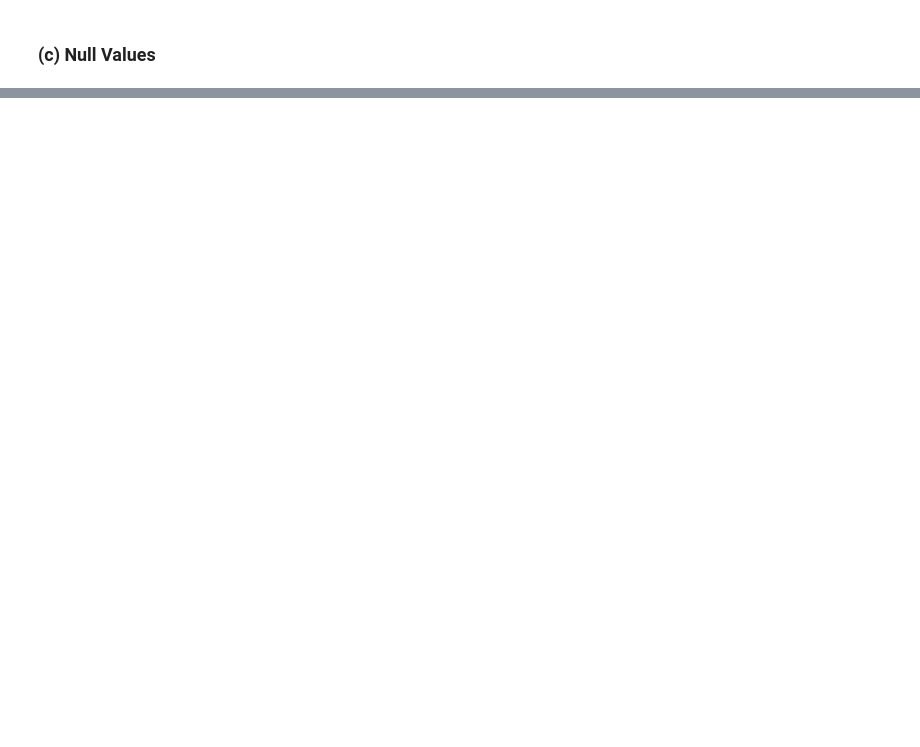
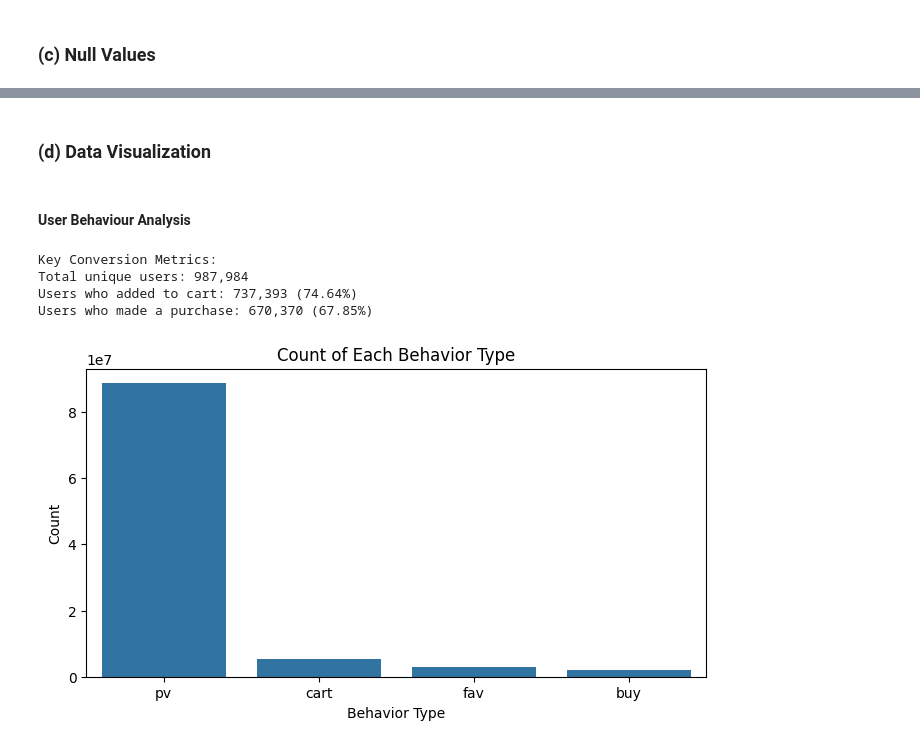
Before and after one commit to zhengqian89/ecomm_purchase_propensity, a Jupyter notebook: notebooks/01_data_exploration.ipynb, the cells around one changed output, grey strips where cells are left out. Saved outputs shown, nothing was run; the diff lists cells and outputs as text; code cells hidden in the pictures; blank space fills up the shorter version.

```diff
--- a/notebooks/01_data_exploration.ipynb
+++ b/notebooks/01_data_exploration.ipynb
@@ -84,0 +95,29 @@ shape: (9, 10)
+# %% [markdown]
+### (d) Data Visualization
+# %% [markdown]
+#### User Behaviour Analysis
+# %%
+# Calculate conversion metrics
+total_users = df['user_id'].nunique()
+users_with_cart = df[df['behavior_type'] == 'cart']['user_id'].nunique()
+users_with_purchase = df[df['behavior_type'] == 'buy']['user_id'].nunique()
+
+print('\nKey Conversion Metrics:')
+print(f'Total unique users: {total_users:,}')
+print(f'Users who added to cart: {users_with_cart:,} ({users_with_cart/total_users*100:.2f}%)')
+print(f'Users who made a purchase: {users_with_purchase:,} ({users_with_purchase/total_users*100:.2f}%)')
+# %% [output]
+Key Conversion Metrics:
+Total unique users: 987,984
+Users who added to cart: 737,393 (74.64%)
+Users who made a purchase: 670,370 (67.85%)
+# %%
+if 'behavior_type' in df.columns:
+    plt.figure(figsize=(8,4))
+    sns.countplot(x='behavior_type', data=df, order=df['behavior_type'].value_counts().index)
+    plt.title('Count of Each Behavior Type')
+    plt.xlabel('Behavior Type')
+    plt.ylabel('Count')
+    plt.show()
+# %% [output]
+[figure, added]
```
Also changed, not shown: parts of 26 cells of this notebook.
